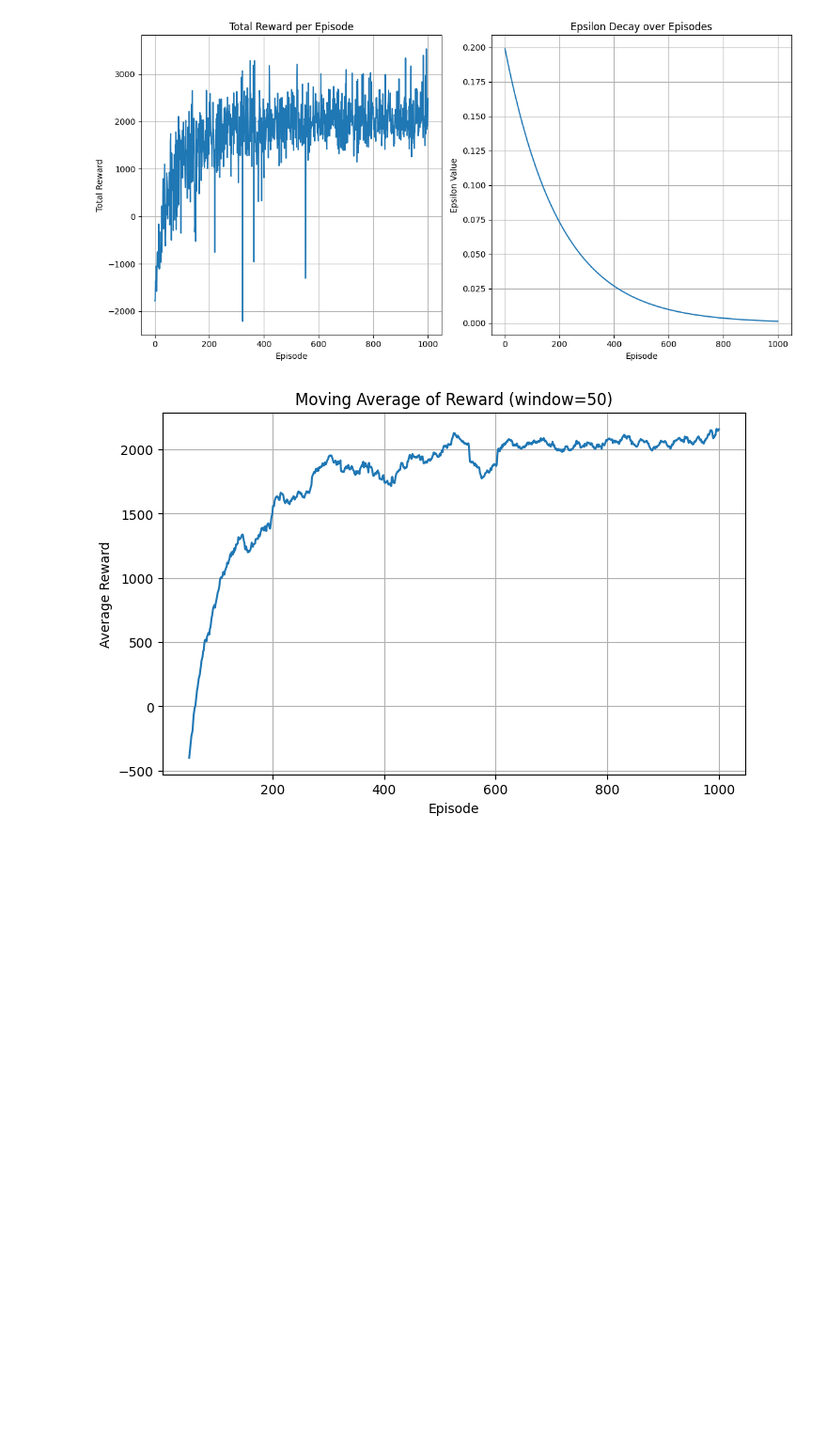
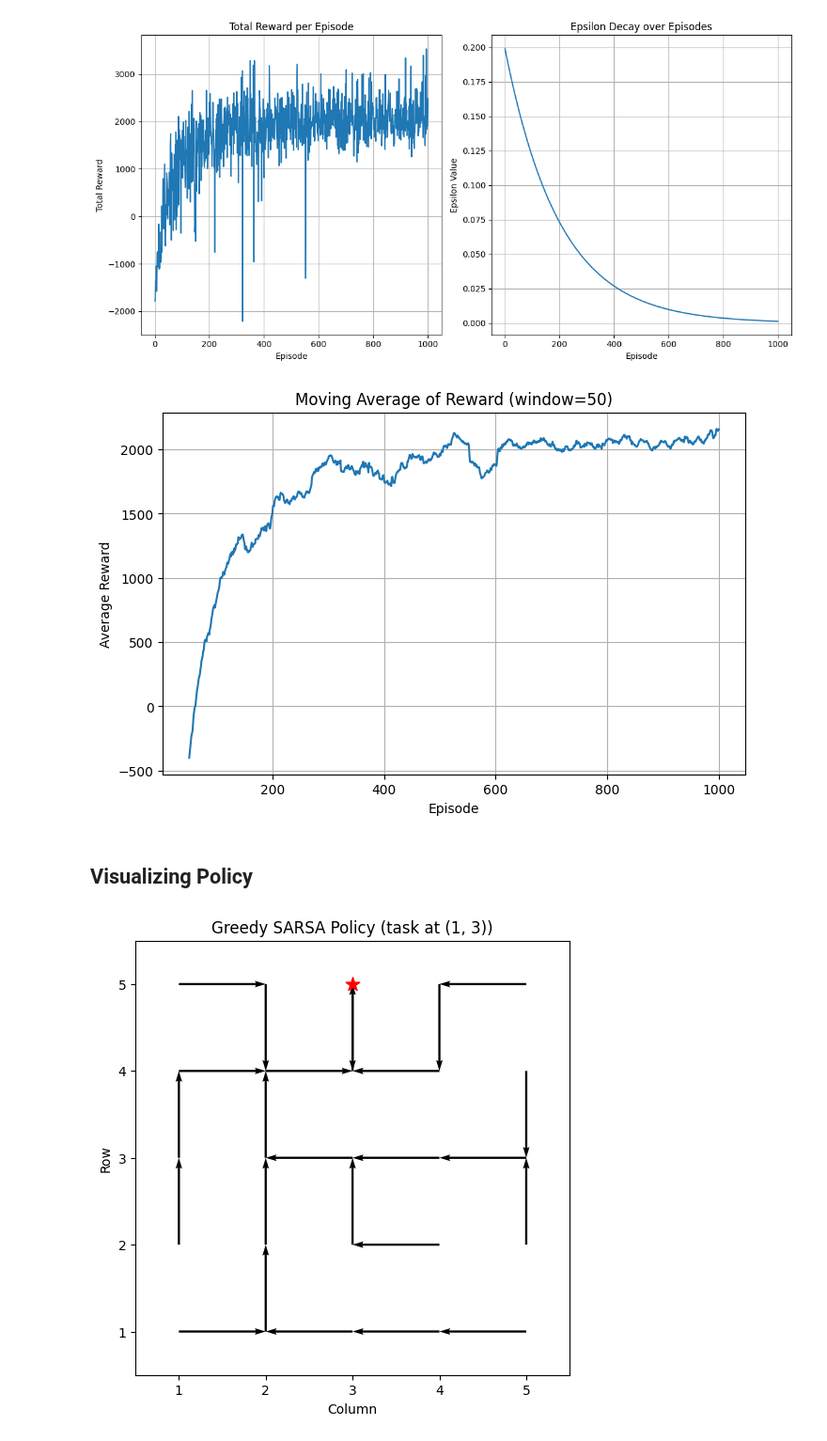
Before and after one commit to smoke275/DroneSim, a Jupyter notebook: eda.ipynb, the cells around one changed output. Shown at 94% size. Drawn from its saved outputs; the diff is of its cells as text; code cells hidden in the pictures; blank space fills up the shorter version.

Commit message:
8 directions state working

```diff
--- a/eda.ipynb
+++ b/eda.ipynb
@@ -408,3 +408,75 @@ plt.show()
 # %% [output]
 [figure]
 [figure]
+# %% [markdown]
+## Visualizing Policy
+# %%
+import pickle
+import numpy as np
+import matplotlib.pyplot as plt
+import matplotlib.patches as mpatches
+
+# --- 1) LOAD SAVED Q‑TABLE -------------------
+q_policy_path = 'runs/sarsa/train/c6f70031/policy.pkl'         # path to your pickled Q dict
+with open(q_policy_path, 'rb') as f:
+    Q = pickle.load(f)                  # Q: dict[state] -> np.array of action‑values
+
+# --- 2) VISUALIZATION PARAMETERS -------------
+task = (1, 3)                            # fixed task location
+n_rows, n_cols = 5, 5                  # dimensions of your grid
+action_map = {
+    0: (-1,  0),   # up
+    1: ( 0,  1),   # right
+    2: ( 1,  0),   # down
+    3: ( 0, -1),   # left
+    # extend for any extra actions you have
+}
+
+# --- 3) BUILD VECTOR FIELD + COLOR CODES ----
+X, Y, U, V, colors = [], [], [], [], []
+for i in range(1,n_rows+1):
+    for j in range(1,n_cols+1):
+        state = ((i, j), task)
+        if state in Q:
+            qvals = Q[state]
+            col = 'black'           # seen in training
+        else:
+            qvals = np.zeros(len(action_map))
+            col = 'red'             # never visited during training
+
+        best_action = int(np.argmax(qvals))
+        dx, dy = action_map[best_action]
+
+        # quiver uses (x, y) = (col, row), flipping row so (0,0) is bottom‑left
+        X.append(j)
+        Y.append(n_rows - i+1)   # flip row so (0,0) is at bottom‑left
+        U.append(dy)
+        V.append(-dx)
+        colors.append(col)
+
+# --- 4) PLOT WITH QUIVER -----------------------
+plt.figure(figsize=(6,6))
+plt.quiver(
+    X, Y, U, V,
+    angles='xy', scale_units='xy', scale=1,
+    width=0.005, color=colors
+)
+
+# mark the task
+tx, ty = task
+plt.scatter([ty], [n_rows + 1 - tx], color='red', s=120, marker='*', label='Task')
+
+# add legend for visited vs. unseen
+visited_patch = mpatches.Patch(color='black', label='Visited in training')
+unseen_patch  = mpatches.Patch(color='red',   label='Unseen state')
+# plt.legend(handles=[visited_patch, unseen_patch], loc='upper right')
+
+plt.xlim(0.5, n_cols + 0.5)
+plt.ylim(0.5, n_rows + 0.5)
+plt.gca().set_aspect('equal')
+plt.title(f"Greedy SARSA Policy (task at {task})")
+plt.xlabel("Column")
+plt.ylabel("Row")
+plt.show()
+# %% [output]
+[figure, added]
```
Also changed, not shown: parts of 2 cells of this notebook, 53 other files.
